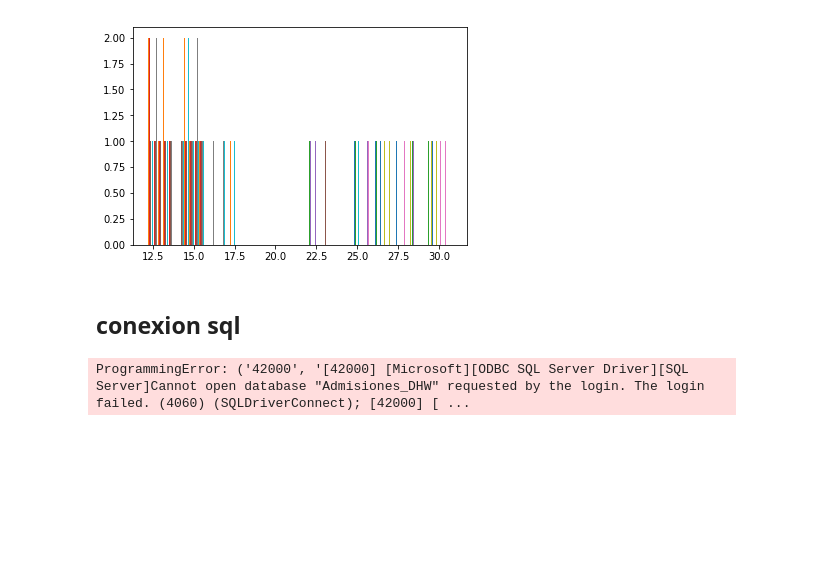
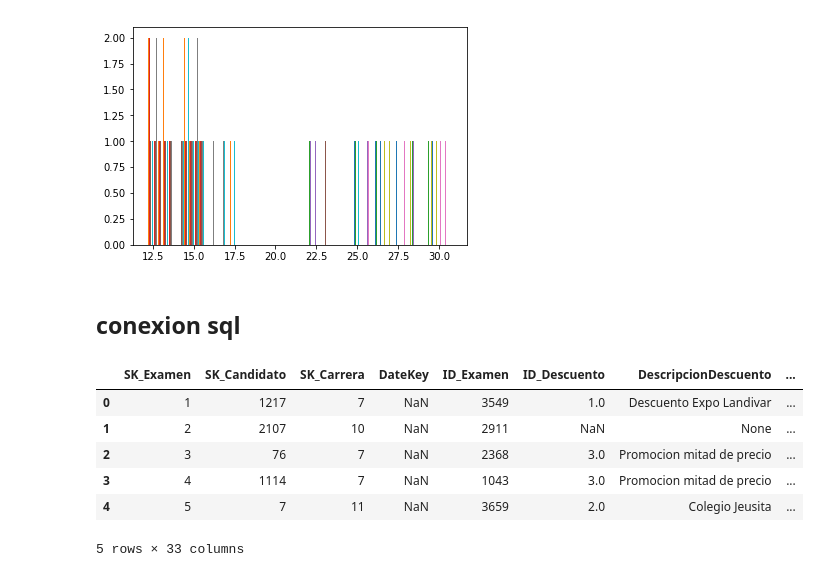
Before and after one commit to PabloMuralles/Analisis-de-datos, a Jupyter notebook: DemoPython/PrimerDemo.ipynb, the cells around one changed output. Cells and saved outputs as stored; diff of their text form; code cells hidden in the pictures; blank space fills up the shorter version.

```diff
--- a/DemoPython/PrimerDemo.ipynb
+++ b/DemoPython/PrimerDemo.ipynb
@@ -281,7 +280,16 @@ plt.hist(dfTemperaturasRandom_2)
 # %%
 conexion = pyodbc.connect('Driver={SQL Server};'
 'Server=DESKTOP-34T1EIQ;'
-'Database=Admisiones_DHW;'
-'Trusted_Connection=yes;')
+'Database=Admisiones_DWH;'
+'Trusted_Connection=yes;', timeout=5000)
-# %% [output]
-ProgrammingError: ('42000', '[42000] [Microsoft][ODBC SQL Server Driver][SQL Server]Cannot open database "Admisiones_DHW" requested by the login. The login failed. (4060) (SQLDriverConnect); [42000] [ ...
+# %%
+DF_DB = pd.read_sql("select * from fact.examen e inner join dimension.carrera c on e.sk_carrera=c.sk_carrera", conexion)
+DF_DB.head(5)
+# %% [output]
+|  | SK_Examen | SK_Candidato | SK_Carrera | DateKey | ID_Examen | ID_Descuento | DescripcionDescuento | ... |
+| 0 | 1 | 1217 | 7 | NaN | 3549 | 1.0 | Descuento Expo Landivar | ... |
+| 1 | 2 | 2107 | 10 | NaN | 2911 | NaN | None | ... |
+| 2 | 3 | 76 | 7 | NaN | 2368 | 3.0 | Promocion mitad de precio | ... |
+| 3 | 4 | 1114 | 7 | NaN | 1043 | 3.0 | Promocion mitad de precio | ... |
+| 4 | 5 | 7 | 11 | NaN | 3659 | 2.0 | Colegio Jeusita | ... |
+5 rows × 33 columns
```
Also changed, not shown: parts of 4 cells of this notebook.
